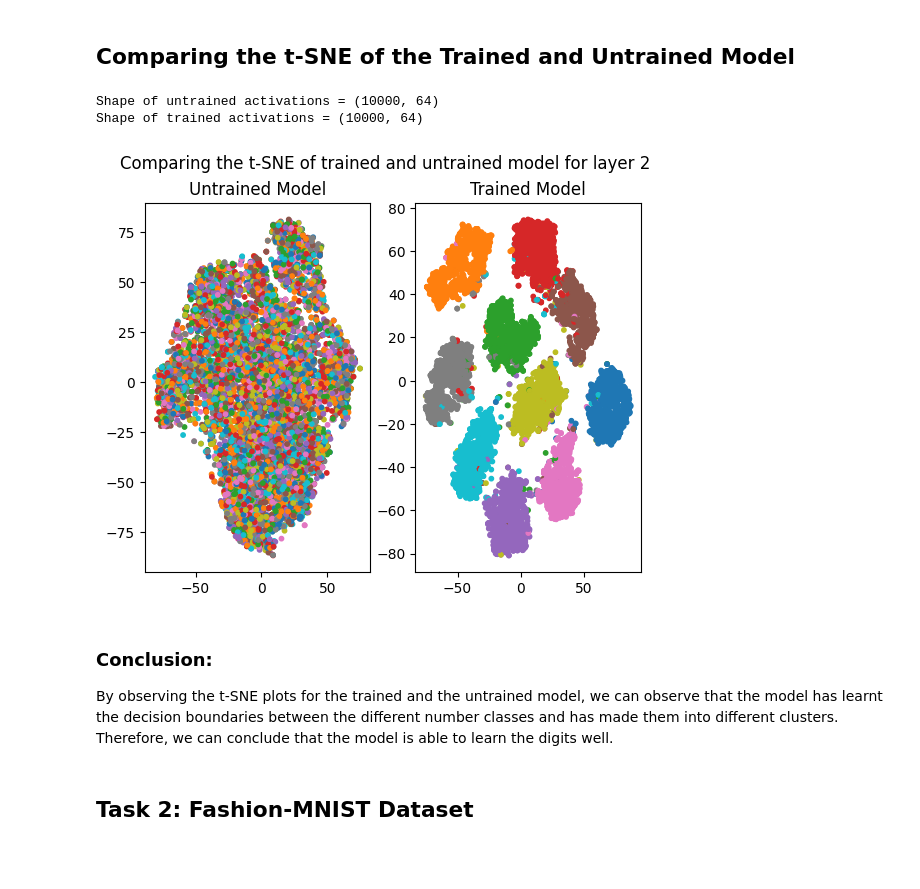
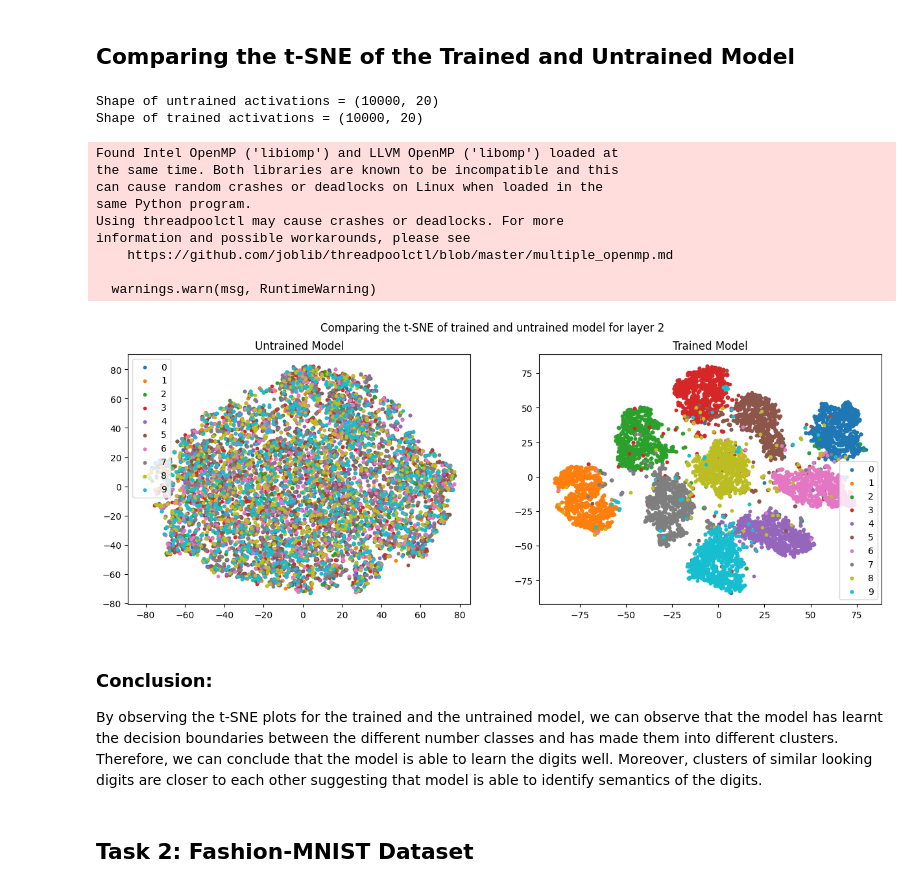
Before and after one commit to HarshilShah1804/ES335_Assignment_3, a Jupyter notebook: Question3.ipynb, the cells around one changed output. Saved outputs shown, nothing was run; the diff lists cells and outputs as text; code cells hidden in the pictures; blank space fills up the shorter version.

```diff
--- a/Question3.ipynb
+++ b/Question3.ipynb
@@ -85,9 +85,9 @@ plt.show()
 class MLP(nn.Module):  # 3 Layer MLP with 128 neurons in the first layer, 64 in second and 10 in the output layer
     def __init__(self):
         super(MLP,self).__init__()
-        self.fc1 = nn.Linear(28*28,128)
-        self.fc2 = nn.Linear(128,64)
-        self.fc3 = nn.Linear(64,10)
+        self.fc1 = nn.Linear(28*28,30)
+        self.fc2 = nn.Linear(30,20)
+        self.fc3 = nn.Linear(20,10)
 
     def forward(self,x):
         x = x.view(-1,28*28)
@@ -330,22 +330,36 @@ print(f"Shape of trained activations = {trained_activations.shape}")
 tsne_untrained = TSNE(n_components=2).fit_transform(untrained_activations)
 tsne_trained = TSNE(n_components=2).fit_transform(trained_activations)
 # %% [output]
-Shape of untrained activations = (10000, 64)
-Shape of trained activations = (10000, 64)
+Shape of untrained activations = (10000, 20)
+Shape of trained activations = (10000, 20)
+Found Intel OpenMP ('libiomp') and LLVM OpenMP ('libomp') loaded at
+the same time. Both libraries are known to be incompatible and this
+can cause random crashes or deadlocks on Linux when loaded in the
+same Python program.
+Using threadpoolctl may cause crashes or deadlocks. For more
+information and possible workarounds, please see
+    https://github.com/joblib/threadpoolctl/blob/master/multiple_openmp.md
+
+  warnings.warn(msg, RuntimeWarning)
 # %%
+plt.figure(figsize=(15, 5))
 plt.subplot(1, 2, 1)
-plt.scatter(tsne_untrained[:, 0], tsne_untrained[:, 1], c=y_true, cmap='tab10', s=10)
+for i in range(10):
+    plt.scatter(tsne_untrained[y_true == i, 0], tsne_untrained[y_true == i, 1], s=10, label=i)
 plt.title('Untrained Model')
+plt.legend()
 plt.subplot(1, 2, 2)
-plt.scatter(tsne_trained[:, 0], tsne_trained[:, 1], c=y_true, cmap='tab10', s=10)
+for i in range(10):
+    plt.scatter(tsne_trained[y_true == i, 0], tsne_trained[y_true == i, 1], s=10, label=i)
+plt.legend()
 plt.title('Trained Model')
 plt.suptitle('Comparing the t-SNE of trained and untrained model for layer 2')
 plt.show()
 # %% [output]
-[figure, old version]
+[figure, new version]
 # %% [markdown]
 ### Conclusion:
-By observing the t-SNE plots for the trained and the untrained model, we can observe that the model has learnt the decision boundaries between the different number classes and has made them into different clusters. Therefore, we can conclude that the model is able to learn the digits well.
+By observing the t-SNE plots for the trained and the untrained model, we can observe that the model has learnt the decision boundaries between the different number classes and has made them into different clusters. Therefore, we can conclude that the model is able to learn the digits well. Moreover, clusters of similar looking digits are closer to each other suggesting that model is able to identify semantics of the digits.
 # %% [markdown]
 ## Task 2:  Fashion-MNIST Dataset
 # %% [markdown]
```
Also changed, not shown: parts of 12 cells of this notebook.
